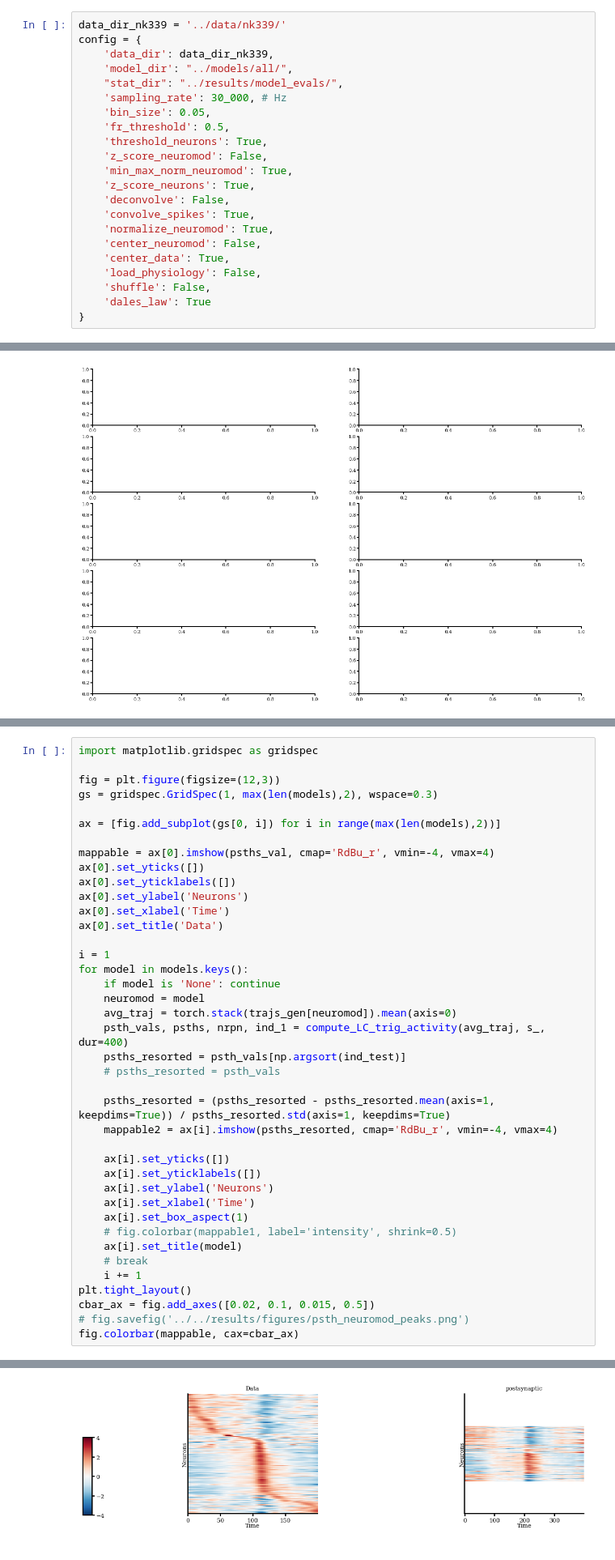
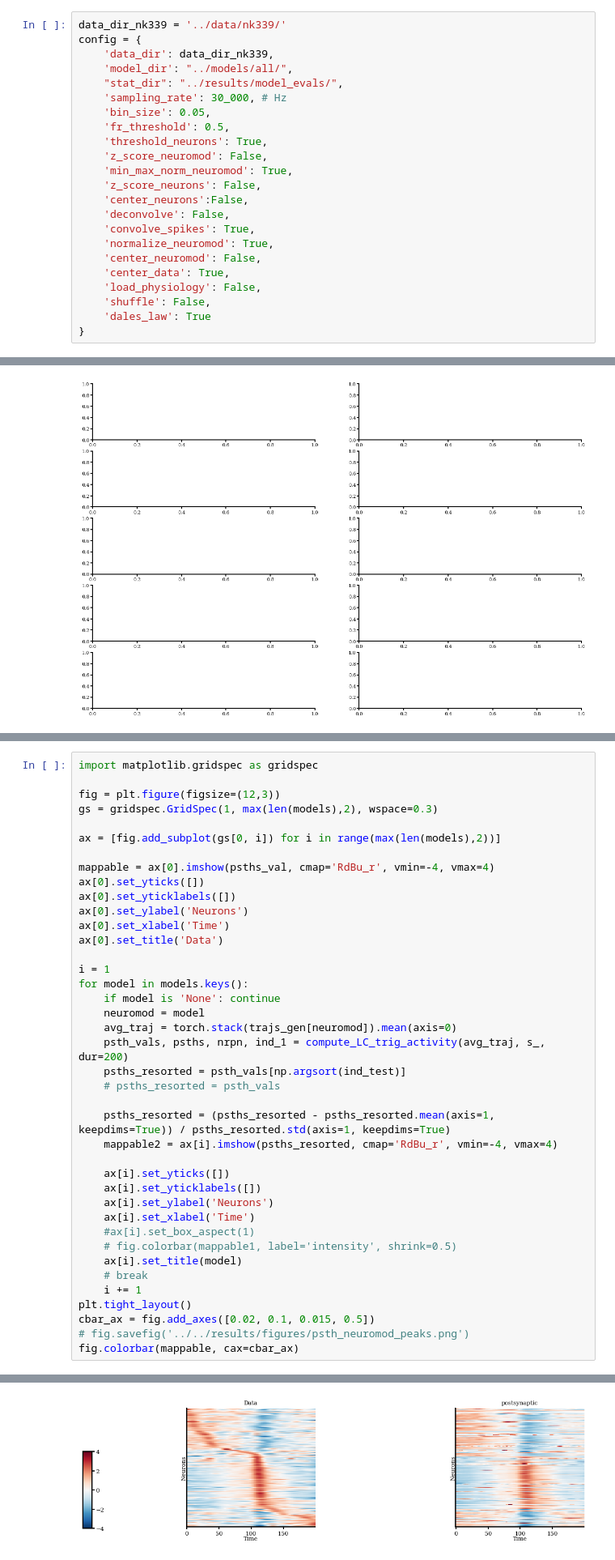
Before and after one commit to Matthijspals/mnm, a Jupyter notebook: generate_figures/temporal_geometric_eval.ipynb, the cells around one changed output, grey strips where cells are left out. Shown at 81% size. Drawn from its saved outputs; the diff is of its cells as text.

```diff
--- a/generate_figures/temporal_geometric_eval.ipynb
+++ b/generate_figures/temporal_geometric_eval.ipynb
@@ -47,7 +47,8 @@ config = {
     'threshold_neurons': True,
     'z_score_neuromod': False,
     'min_max_norm_neuromod': True,
-    'z_score_neurons': True,
+    'z_score_neurons': False,
+    'center_neurons':False,
     'deconvolve': False,
     'convolve_spikes': True,
     'normalize_neuromod': True,
@@ -600,36 +622,36 @@ ax[0].set_yticks([])
 ax[0].set_yticklabels([])
 ax[0].set_ylabel('Neurons')
 ax[0].set_xlabel('Time')
 ax[0].set_title('Data')
 
 i = 1
 for model in models.keys():
     if model is 'None': continue
     neuromod = model
     avg_traj = torch.stack(trajs_gen[neuromod]).mean(axis=0)
-    psth_vals, psths, nrpn, ind_1 = compute_LC_trig_activity(avg_traj, s_, dur=400)
+    psth_vals, psths, nrpn, ind_1 = compute_LC_trig_activity(avg_traj, s_, dur=200)
     psths_resorted = psth_vals[np.argsort(ind_test)]
     # psths_resorted = psth_vals
 
     psths_resorted = (psths_resorted - psths_resorted.mean(axis=1, keepdims=True)) / psths_resorted.std(axis=1, keepdims=True)
     mappable2 = ax[i].imshow(psths_resorted, cmap='RdBu_r', vmin=-4, vmax=4)
 
     ax[i].set_yticks([])
     ax[i].set_yticklabels([])
     ax[i].set_ylabel('Neurons')
     ax[i].set_xlabel('Time')
-    ax[i].set_box_aspect(1)
+    #ax[i].set_box_aspect(1)
     # fig.colorbar(mappable1, label='intensity', shrink=0.5)
     ax[i].set_title(model)
     # break
     i += 1
 plt.tight_layout()
 cbar_ax = fig.add_axes([0.02, 0.1, 0.015, 0.5])
 # fig.savefig('../../results/figures/psth_neuromod_peaks.png')
 fig.colorbar(mappable, cax=cbar_ax)
 # %% [output]
 <matplotlib.colorbar.Colorbar at 0x...>
-[figure, old version]
+[figure, new version]
 # %% [markdown]
 ### Visualize and compare pairwise correlations
 # %%
```
Also changed, not shown: parts of 14 cells of this notebook, 2 other files.
